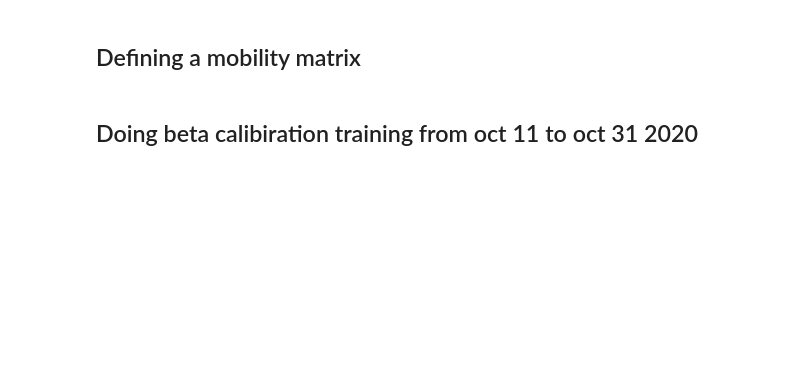
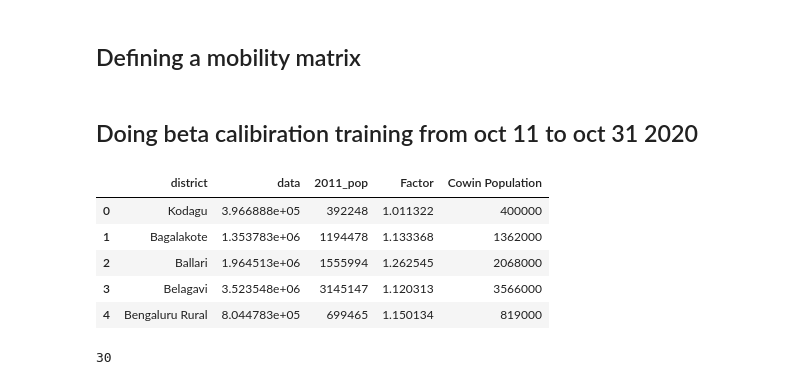
Before and after one commit to HimanshuSingh-all/Patch-Based-Simulator, a Jupyter notebook: beta_calibiration.ipynb, the cells around one changed output. Drawn from its saved outputs; the diff is of its cells as text; code cells hidden in the pictures; blank space fills up the shorter version.

```diff
--- a/beta_calibiration.ipynb
+++ b/beta_calibiration.ipynb
@@ -148,0 +279,17 @@ initial_patch_array
+# %%
+initial_projection = pd.read_excel('karnataka-data/finalPopulationData.xlsx')
+initial_projection.head()
+# %% [output]
+|  | district | data | 2011_pop | Factor | Cowin Population |
+| 0 | Kodagu | 3.966888e+05 | 392248 | 1.011322 | 400000 |
+| 1 | Bagalakote | 1.353783e+06 | 1194478 | 1.133368 | 1362000 |
+| 2 | Ballari | 1.964513e+06 | 1555994 | 1.262545 | 2068000 |
+| 3 | Belagavi | 3.523548e+06 | 3145147 | 1.120313 | 3566000 |
+| 4 | Bengaluru Rural | 8.044783e+05 | 699465 | 1.150134 | 819000 |
+# %%
+projected_pop_dists = initial_projection['district'].unique()
+projected_pop_dists = sorted(list(projected_pop_dists))
+print(len(projected_pop_dists))
+initial_projection= initial_projection.rename(columns = {'district': 'District'})
+# %% [output]
+30
```
Also changed, not shown: parts of 21 cells of this notebook, 2 other files.
